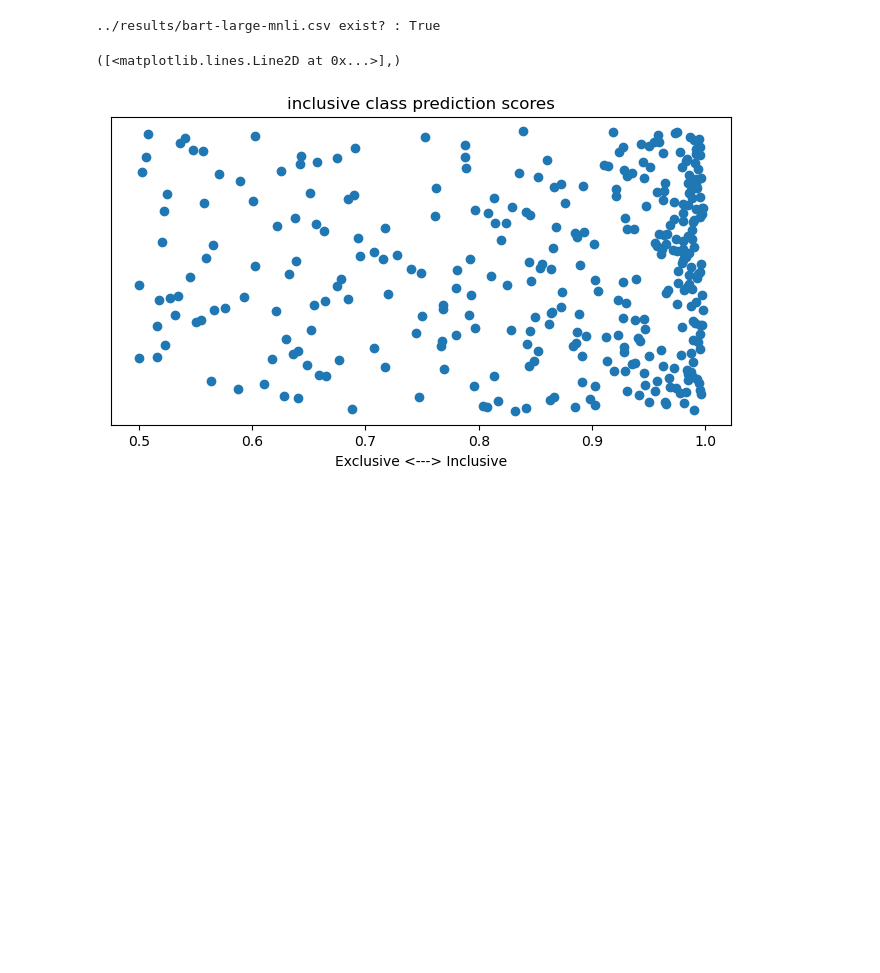
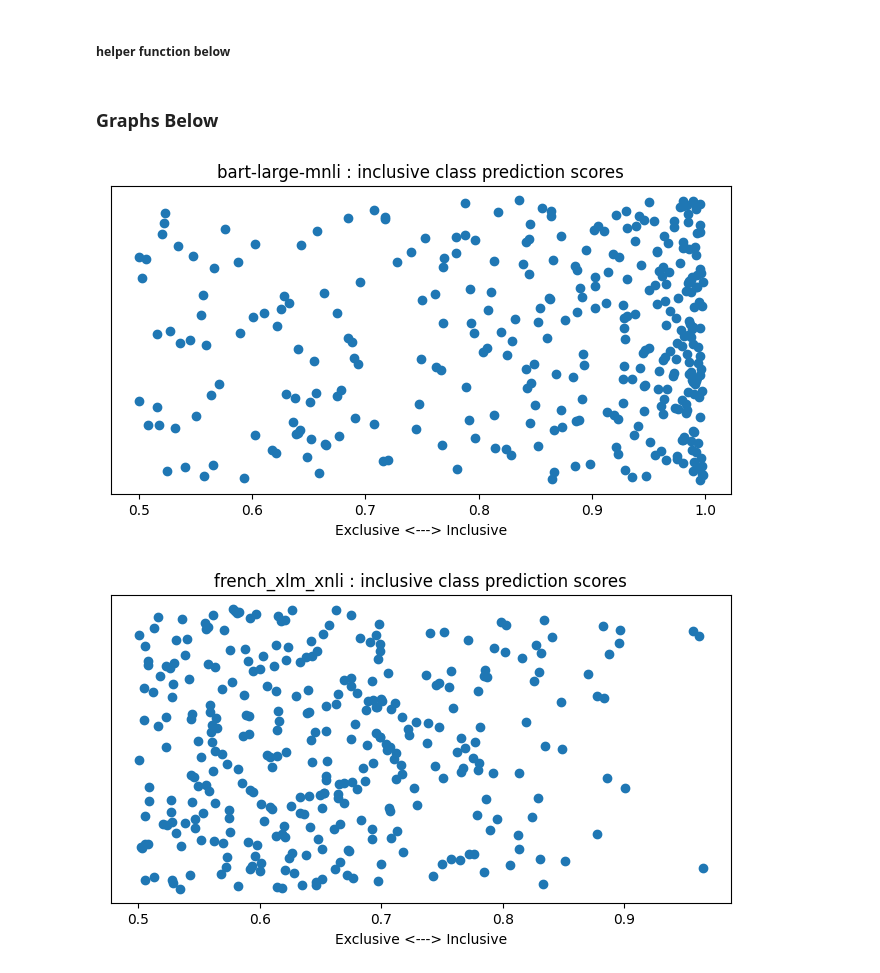
Before and after one commit to BeToast/Racially-Exclusive-Speech-Detection, a Jupyter notebook: coreCode/pre_or_post/graph_results.ipynb, the cells around one changed output. Drawn from its saved outputs; the diff is of its cells as text; code cells hidden in the pictures; blank space fills up the shorter version.

Commit message:
made modular files for graphs and zero shot

```diff
--- a/coreCode/pre_or_post/graph_results.ipynb
+++ b/coreCode/pre_or_post/graph_results.ipynb
@@ -4,22 +6,22 @@ import matplotlib.pyplot as plt
 import numpy as np
 import pandas as pd
 import os
-# %%
-train_path = "../../results/bart-large-mnli.csv"
-print(f"../results/bart-large-mnli.csv exist? : {os.path.exists(train_path)}")
-
-bart_large_mnli=pd.read_csv(train_path).sample(frac=1)#.reset_index() #shuffle dataframe
-# %% [output]
-../results/bart-large-mnli.csv exist? : True
+# %% [markdown]
+##### helper function below
 # %%
-fig, ax = plt.subplots(figsize=(8, 4))
-ax.set_title('inclusive class prediction scores')
-ax.set_xlabel('Exclusive <---> Inclusive')
-ax.yaxis.set_major_locator(mpl.ticker.NullLocator())
-#ax.axvline(x=.5, color='orange', linestle='--')
-# ax.plot(np.arange(list(bart_large_mnli['inclusive']), len(bart_large_mnli['inclusive'])), 'o')
-# ax.plot(np.arange(stop=1,dtype=float), list(bart_large_mnli['inclusive']), 'o'),
-ax.plot(list(bart_large_mnli['inclusive']), np.arange(0,len(bart_large_mnli['inclusive'])), 'o'),
+def inclusive_prediction_scores(model_name):
+  result_path = "../../results/"+model_name+".csv"
+  bart_large_mnli=pd.read_csv(result_path).sample(frac=1)
+  fig, ax = plt.subplots(figsize=(8, 4))
+  ax.set_title(model_name+' : inclusive class prediction scores')
+  ax.set_xlabel('Exclusive <---> Inclusive')
+  ax.yaxis.set_major_locator(mpl.ticker.NullLocator())
+  ax.plot(list(bart_large_mnli['inclusive']), np.arange(0,len(bart_large_mnli['inclusive'])), 'o')
-# %% [output]
-([<matplotlib.lines.Line2D at 0x...>],)
-[figure, removed]
+# %% [markdown]
+### Graphs Below
+# %%
+inclusive_prediction_scores("bart-large-mnli")
+inclusive_prediction_scores("french_xlm_xnli")
+# %% [output]
+[figure, added]
+[figure, added]
```
Also changed, not shown: parts of 1 cell of this notebook, 3 other files.
